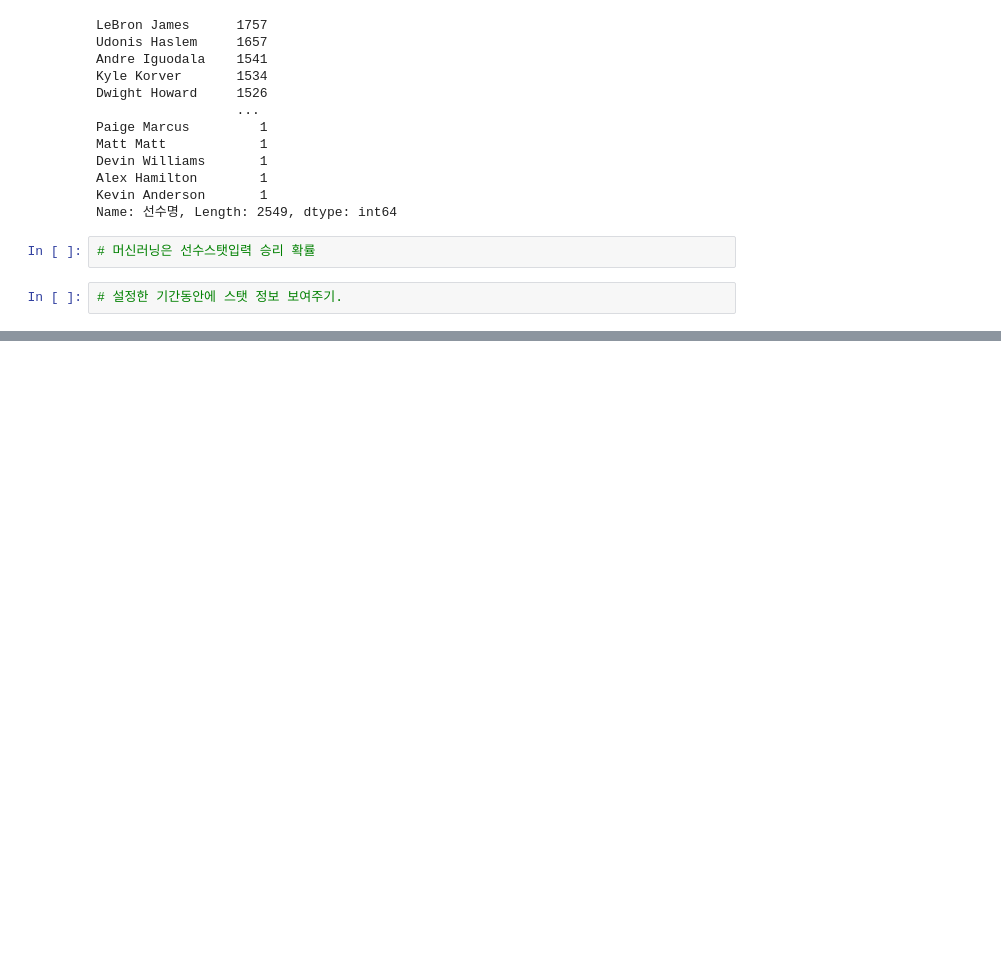
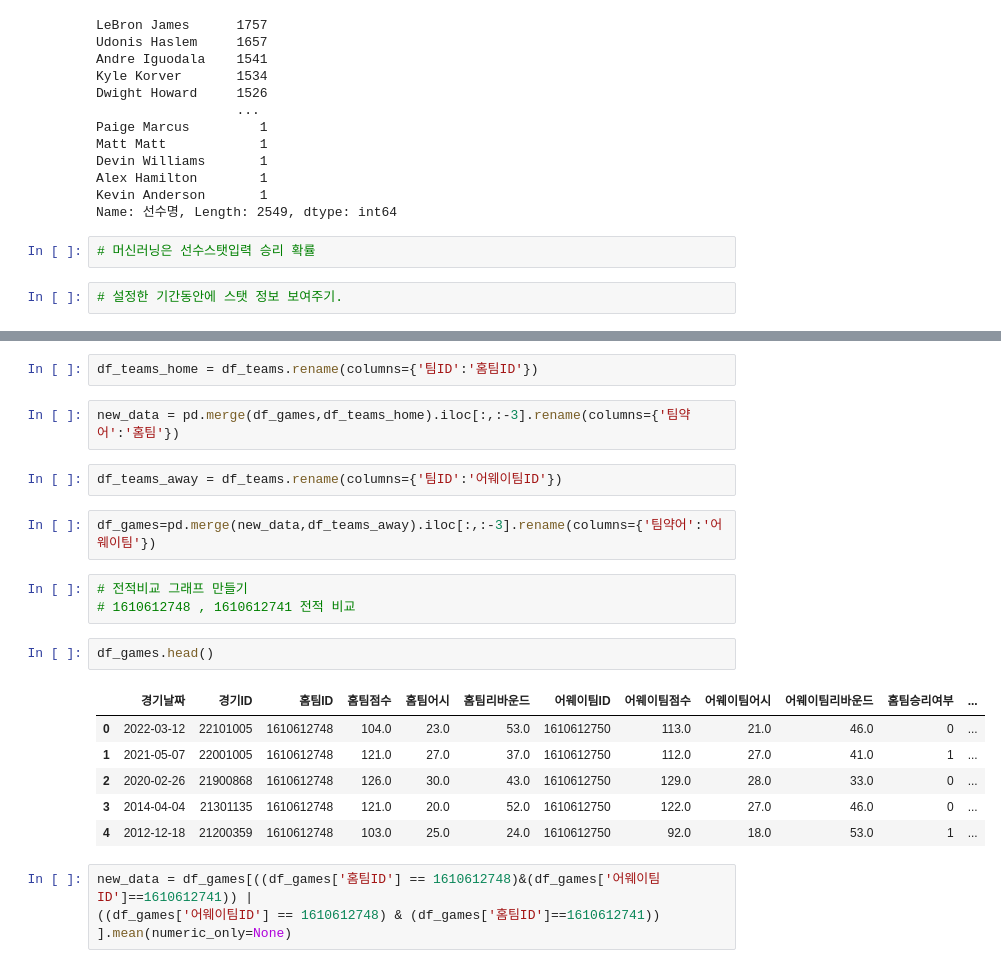
Before and after one commit to JeongUngKim/streamlit_project, a Jupyter notebook: data_analysis.ipynb, the cells around one changed output, grey strips where cells are left out. Cells and saved outputs as stored; diff of their text form; blank space fills up the shorter version.

```diff
--- a/data_analysis.ipynb
+++ b/data_analysis.ipynb
@@ -269,0 +324,23 @@ df_teams.isna().sum()
+# %%
+df_teams_home = df_teams.rename(columns={'팀ID':'홈팀ID'})
+# %%
+new_data = pd.merge(df_games,df_teams_home).iloc[:,:-3].rename(columns={'팀약어':'홈팀'})
+# %%
+df_teams_away = df_teams.rename(columns={'팀ID':'어웨이팀ID'})
+# %%
+df_games=pd.merge(new_data,df_teams_away).iloc[:,:-3].rename(columns={'팀약어':'어웨이팀'})
+# %%
+# 전적비교 그래프 만들기
+# 1610612748 , 1610612741 전적 비교
+# %%
+df_games.head()
+# %% [output]
+|  | 경기날짜 | 경기ID | 홈팀ID | 홈팀점수 | 홈팀어시 | 홈팀리바운드 | 어웨이팀ID | 어웨이팀점수 | 어웨이팀어시 | 어웨이팀리바운드 | 홈팀승리여부 | ... |
+| 0 | 2022-03-12 | 22101005 | 1610612748 | 104.0 | 23.0 | 53.0 | 1610612750 | 113.0 | 21.0 | 46.0 | 0 | ... |
+| 1 | 2021-05-07 | 22001005 | 1610612748 | 121.0 | 27.0 | 37.0 | 1610612750 | 112.0 | 27.0 | 41.0 | 1 | ... |
+| 2 | 2020-02-26 | 21900868 | 1610612748 | 126.0 | 30.0 | 43.0 | 1610612750 | 129.0 | 28.0 | 33.0 | 0 | ... |
+| 3 | 2014-04-04 | 21301135 | 1610612748 | 121.0 | 20.0 | 52.0 | 1610612750 | 122.0 | 27.0 | 46.0 | 0 | ... |
+| 4 | 2012-12-18 | 21200359 | 1610612748 | 103.0 | 25.0 | 24.0 | 1610612750 | 92.0 | 18.0 | 53.0 | 1 | ... |
+# %%
+new_data = df_games[((df_games['홈팀ID'] == 1610612748)&(df_games['어웨이팀ID']==1610612741)) |
+((df_games['어웨이팀ID'] == 1610612748) & (df_games['홈팀ID']==1610612741)) ].mean(numeric_only=None)
```
Also changed, not shown: parts of 28 cells of this notebook, 2 other files.
